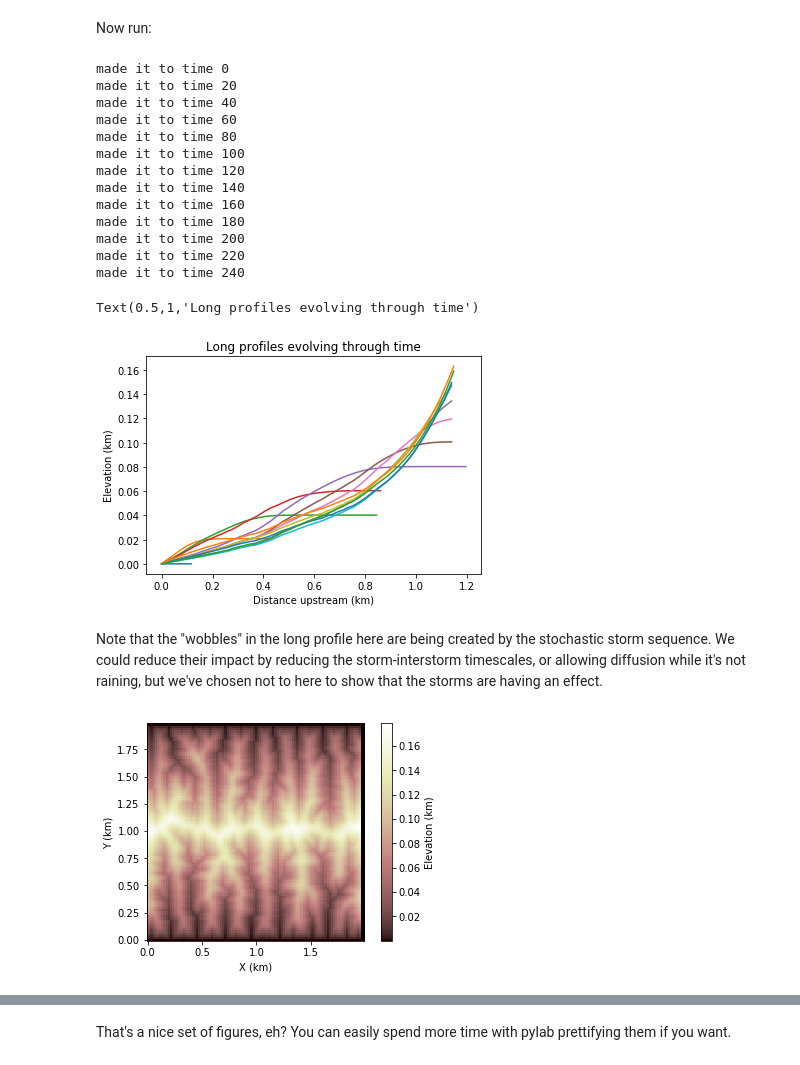
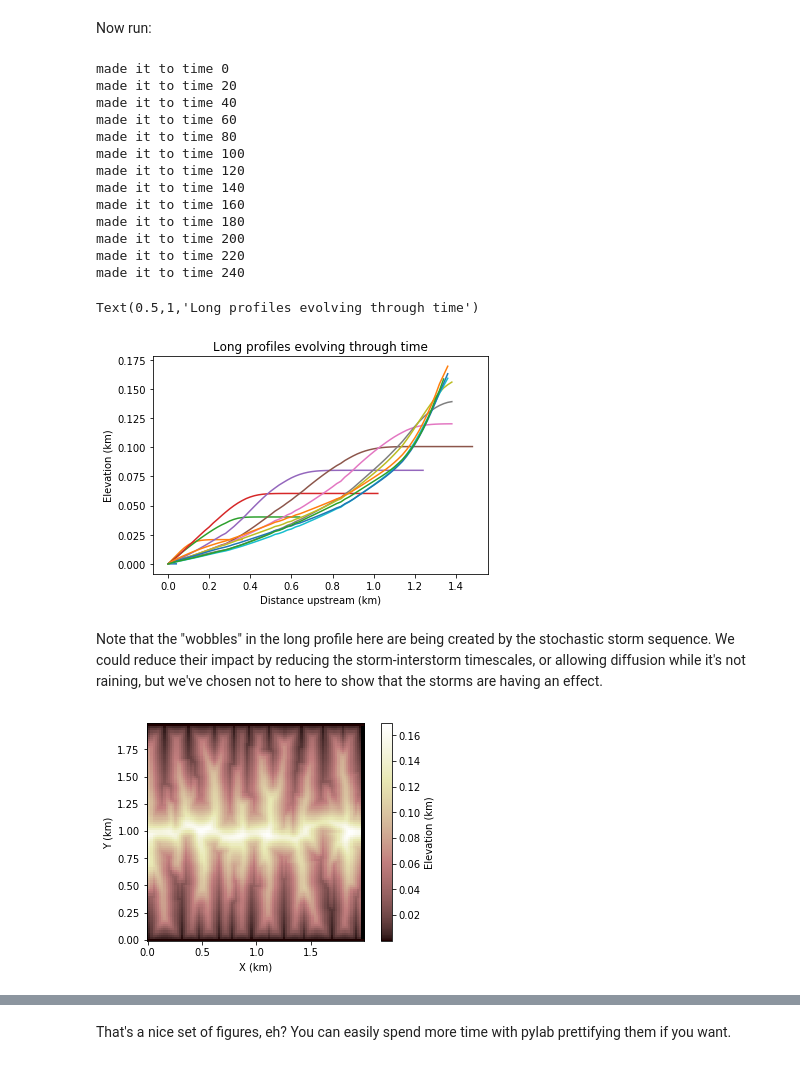
Before and after one commit to landlab/tutorials, a Jupyter notebook: component_tutorial/component_tutorial.ipynb, the cells around one changed output, grey strips where cells are left out. Drawn from its saved outputs; the diff is of its cells as text; code cells hidden in the pictures.

Commit message:
updates to component tutorial
including using FlowAccumulator and showing how to use a the channel profiler to make map view channels.

```diff
--- a/component_tutorial/component_tutorial.ipynb
+++ b/component_tutorial/component_tutorial.ipynb
@@ -212,7 +212,7 @@ So far, so familiar.
 
 Now we're going to instantiate all our components, using the MPD. We can do this using a bit of Python magic that lets you pass dictionaries into functions as sets of keywords. We do this by passing the dictionary as the final input, with to asterisks - `**` in front of it:
 # %%
-fr = FlowRouter(mg, **inputs)
+fr = FlowAccumulator(mg, **inputs)
 sp = FastscapeEroder(mg, **inputs)
 lin_diffuse = LinearDiffuser(mg, **inputs)
 # %% [markdown]
@@ -311,44 +316,44 @@ last_trunc = total_t # we use this to trigger taking an output plot
 for (interval_duration, rainfall_rate) in precip.yield_storm_interstorm_duration_intensity():
     if rainfall_rate > 0.:
         # note diffusion also only happens when it's raining...
-        fr.route_flow()
+        fr.run_one_step()
         sp.run_one_step(interval_duration)
         lin_diffuse.run_one_step(interval_duration)
     z[mg.core_nodes] += uplift_rate * interval_duration
     this_trunc = precip.elapsed_time // out_interval
     if this_trunc != last_trunc:  # time to plot a new profile!
         print ('made it to time %d' % (out_interval * this_trunc))
         last_trunc = this_trunc
         figure("long_profiles")
         # get and plot the long profile
         profile_structure, distances_upstream = prf.analyze_channel_network_and_plot(mg)
 
     # no need to track elapsed time, as the generator will stop automatically
 # make the figure look nicer:
 figure("long_profiles")
 xlabel('Distance upstream (km)')
 ylabel ('Elevation (km)')
 title('Long profiles evolving through time')
 # %% [output]
 made it to time 0
 made it to time 20
 made it to time 40
 made it to time 60
 made it to time 80
 made it to time 100
 made it to time 120
 made it to time 140
 made it to time 160
 made it to time 180
 made it to time 200
 made it to time 220
 made it to time 240
 Text(0.5,1,'Long profiles evolving through time')
-[figure, old version]
+[figure, new version]
 # %% [markdown]
 Note that the "wobbles" in the long profile here are being created by the stochastic storm sequence. We could reduce their impact by reducing the storm-interstorm timescales, or allowing diffusion while it's not raining, but we've chosen not to here to show that the storms are having an effect.
 # %%
 figure('topo with diffusion and storms')
 imshow_grid(mg, 'topographic__elevation', grid_units=['km','km'], var_name='Elevation (km)')
 # %% [output]
-[figure, old version]
+[figure, new version]
```
Also changed, not shown: parts of 8 cells of this notebook.
